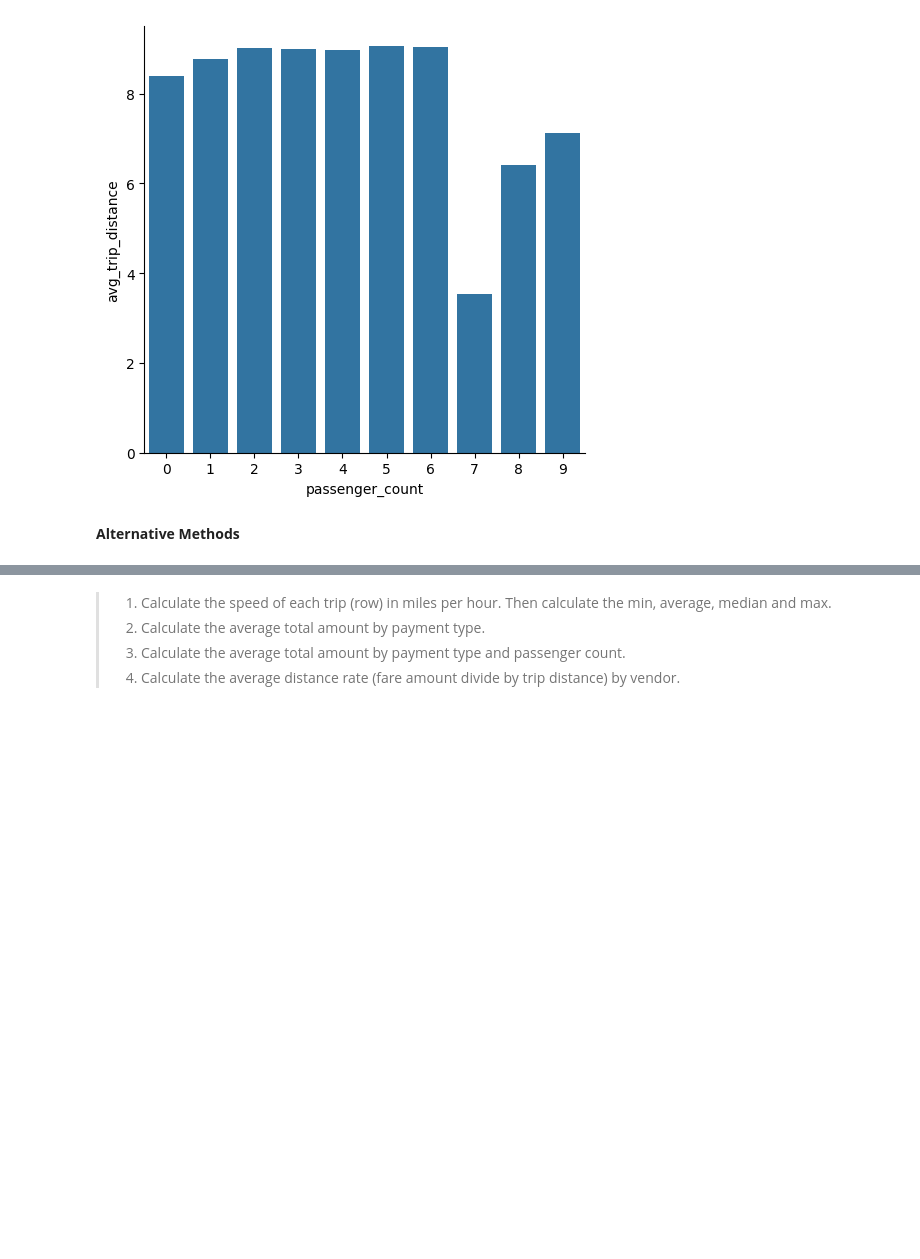
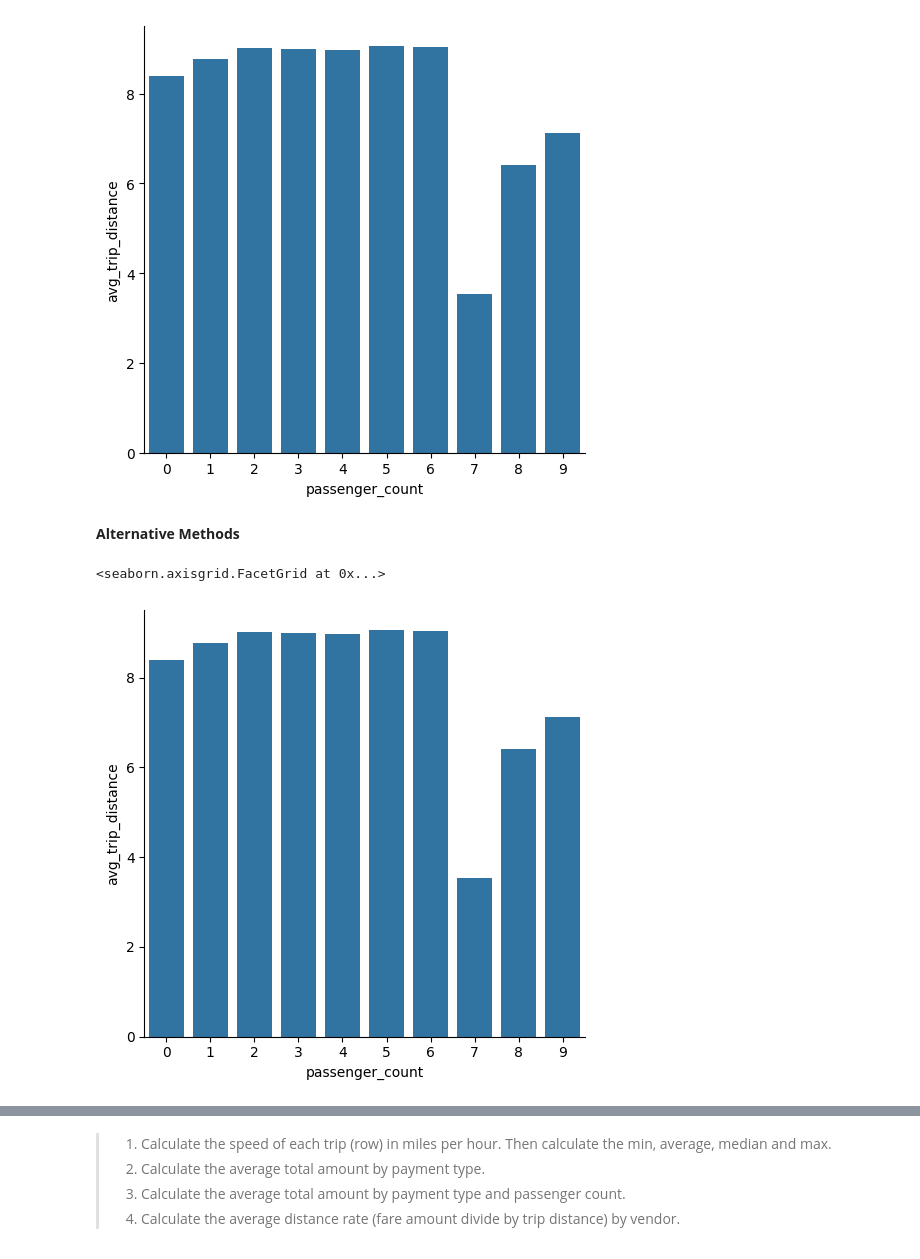
Before and after one commit to johnphs-9/5m-data-2.8-out-of-core-computation, a Jupyter notebook: out_of_core_johnphs.ipynb, the cells around one changed output, grey strips where cells are left out. Cells and saved outputs as stored; diff of their text form; code cells hidden in the pictures; blank space fills up the shorter version.

```diff
--- a/out_of_core_johnphs.ipynb
+++ b/out_of_core_johnphs.ipynb
@@ -711,14 +901,17 @@ sns.catplot(data=df, x="passenger_count", y="avg_trip_distance", kind="bar")
 # %%
 # Load the data into a pandas DataFrame directly
 # Uncomment the following lines to use them
 
-# df = con.sql("""
-#     SELECT passenger_count, AVG(trip_distance) avg_trip_distance
-#     FROM taxi_trip_data
-#     GROUP BY 1
-# """).df()
+df = con.sql("""
+    SELECT passenger_count, AVG(trip_distance) avg_trip_distance
+    FROM taxi_trip_data
+    GROUP BY 1
+""").df()
 
-# sns.catplot(data=df, x="passenger_count", y="avg_trip_distance", kind="bar")
+sns.catplot(data=df, x="passenger_count", y="avg_trip_distance", kind="bar")
+# %% [output]
+<seaborn.axisgrid.FacetGrid at 0x...>
+[figure, added]
 # %%
 # Using Arrow Reader to read data in chunks
 # This method is more memory efficient for large datasets
```
Also changed, not shown: parts of 29 cells of this notebook.
